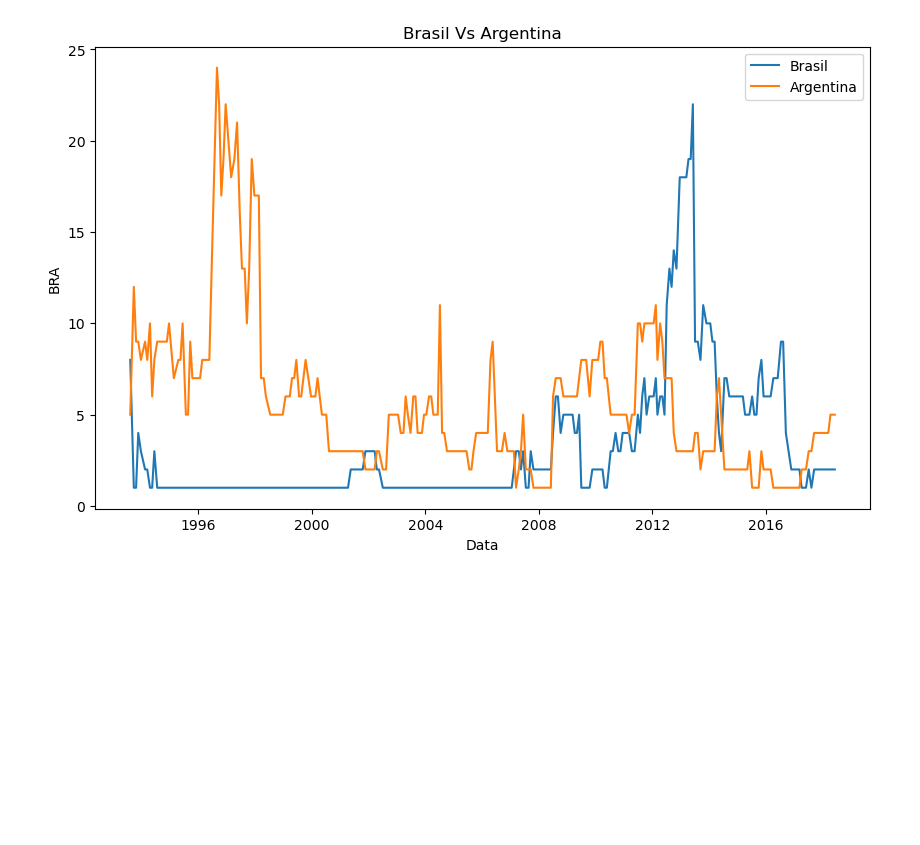
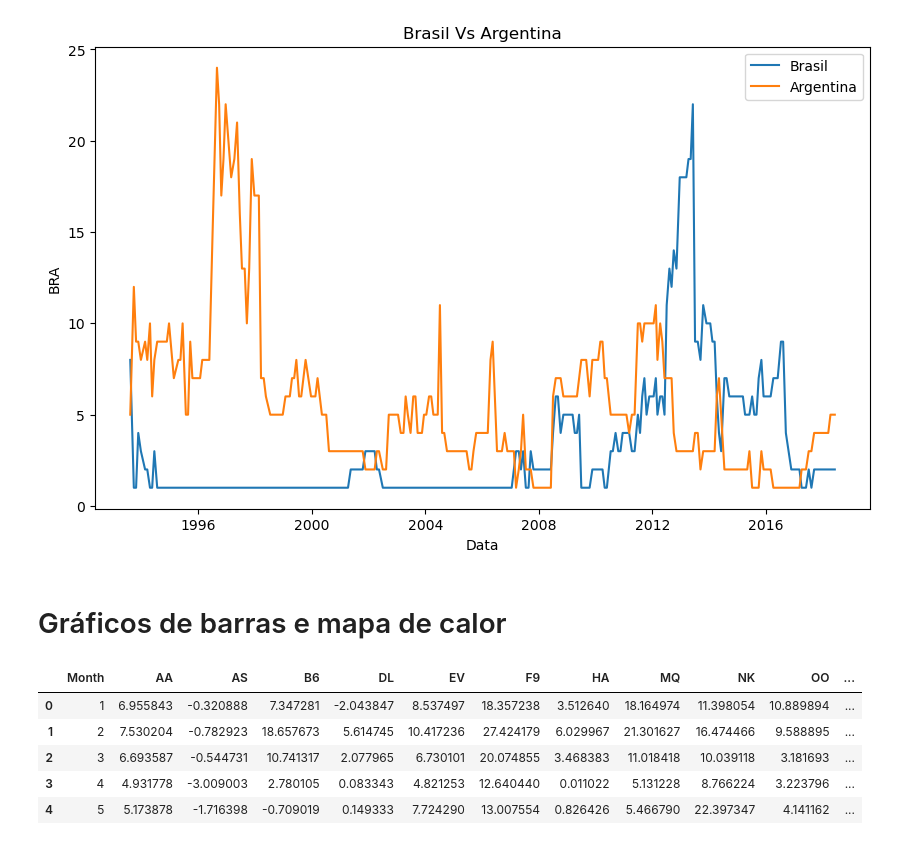
Before and after one commit to marcoapss98/Estudo_Bibliotecas, a Jupyter notebook: Seaborn.ipynb, the cells around one changed output. Saved outputs shown, nothing was run; the diff lists cells and outputs as text; code cells hidden in the pictures; blank space fills up the shorter version.

```diff
--- a/Seaborn.ipynb
+++ b/Seaborn.ipynb
@@ -39,3 +41,15 @@ sns.lineplot(data=dados_fifa['ARG'], label = 'Argentina')
 # %% [output]
 <Axes: title={'center': 'Brasil Vs Argentina'}, xlabel='Data', ylabel='BRA'>
 [figure]
+# %% [markdown]
+# Gráficos de barras e mapa de calor
+# %%
+dados_voos = pd.read_csv('flight_delays.csv')
+dados_voos.head()
+# %% [output]
+|  | Month | AA | AS | B6 | DL | EV | F9 | HA | MQ | NK | OO | ... |
+| 0 | 1 | 6.955843 | -0.320888 | 7.347281 | -2.043847 | 8.537497 | 18.357238 | 3.512640 | 18.164974 | 11.398054 | 10.889894 | ... |
+| 1 | 2 | 7.530204 | -0.782923 | 18.657673 | 5.614745 | 10.417236 | 27.424179 | 6.029967 | 21.301627 | 16.474466 | 9.588895 | ... |
+| 2 | 3 | 6.693587 | -0.544731 | 10.741317 | 2.077965 | 6.730101 | 20.074855 | 3.468383 | 11.018418 | 10.039118 | 3.181693 | ... |
+| 3 | 4 | 4.931778 | -3.009003 | 2.780105 | 0.083343 | 4.821253 | 12.640440 | 0.011022 | 5.131228 | 8.766224 | 3.223796 | ... |
+| 4 | 5 | 5.173878 | -1.716398 | -0.709019 | 0.149333 | 7.724290 | 13.007554 | 0.826426 | 5.466790 | 22.397347 | 4.141162 | ... |
```
Also changed, not shown: parts of 6 cells of this notebook.
